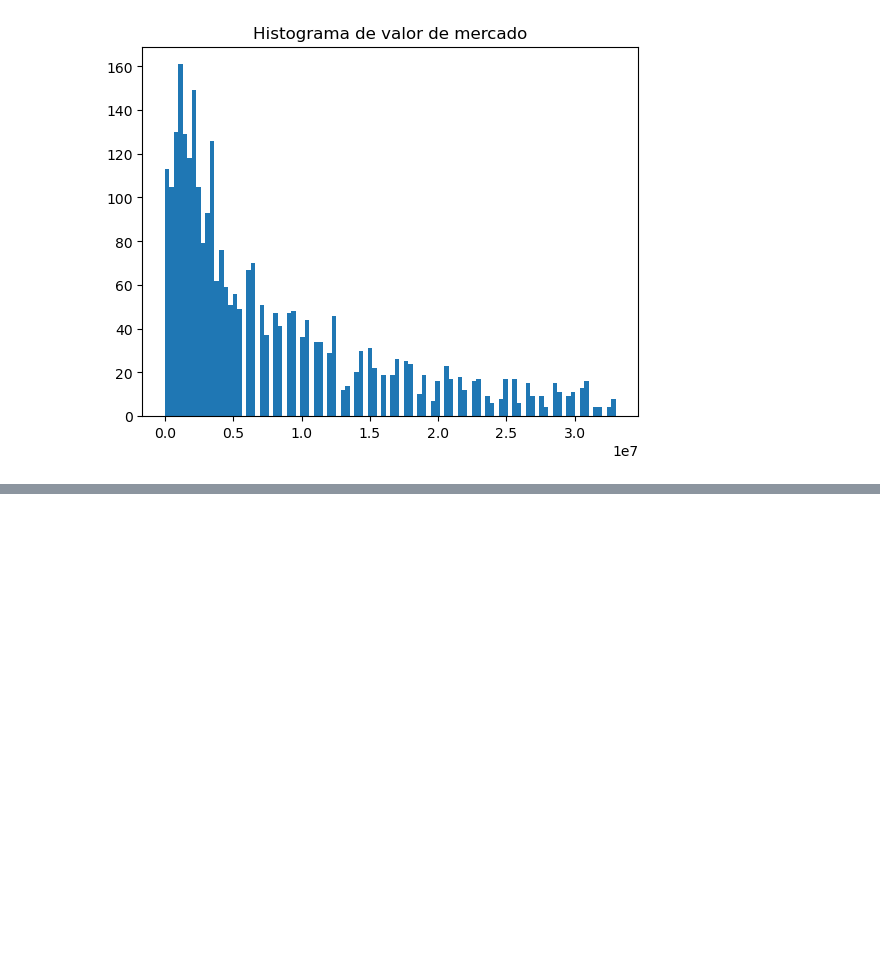
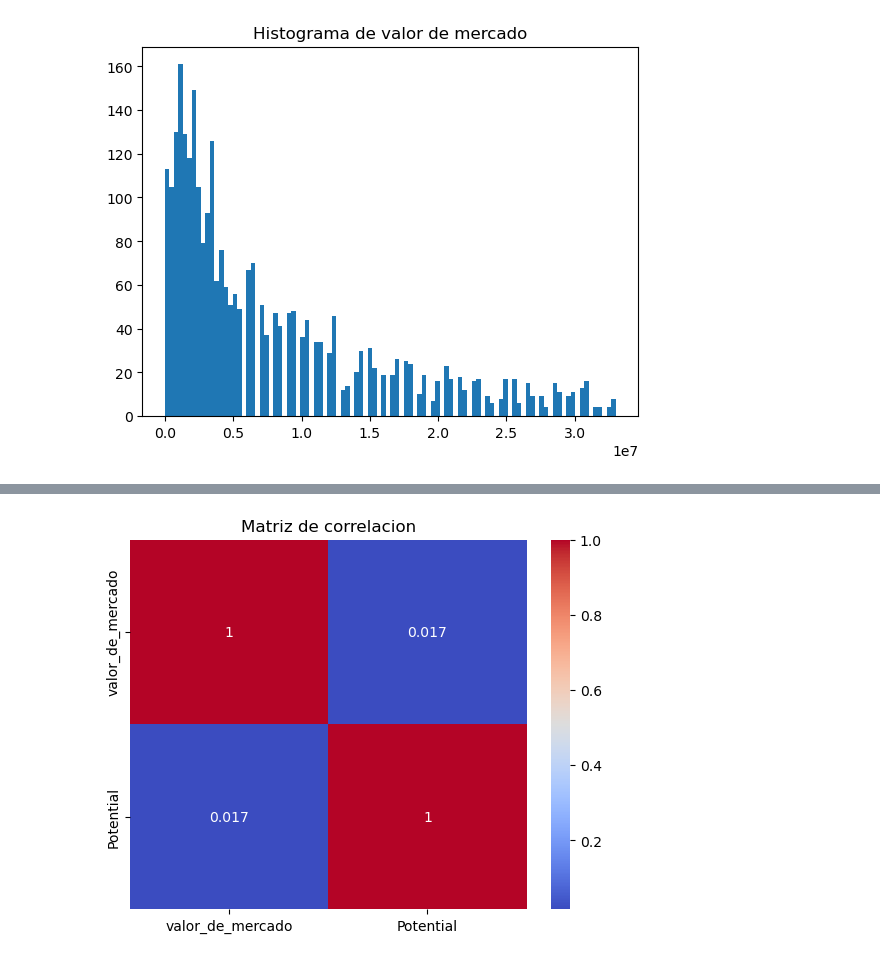
Before and after one commit to javierlara47/TFG, a Jupyter notebook: notebooks/archivo.ipynb, the cells around one changed output, grey strips where cells are left out. Drawn from its saved outputs; the diff is of its cells as text; code cells hidden in the pictures; blank space fills up the shorter version.

Commit message:
correlacion entre valor y potencial(sin terminar)

```diff
--- a/notebooks/archivo.ipynb
+++ b/notebooks/archivo.ipynb
@@ -344,0 +386,5 @@ plt.show()
+# %%
+#Limpiar la columna 'Potential' para asegurarse de que solo tiene valores enteros
+
+# Eliminar el símbolo '+' y convertir la columna a entero
+df_futbol['Potential'] = df_futbol['Potential'].astype(str).str.replace(r"[^\d]", "", regex=True).astype(int)
@@ -344,0 +407,4 @@ plt.show()
+# %%
+#Creamos un nuevo DataFrame solo con variables numericas para poder calcular la correlacion
+df_nuevo = df_futbol[['valor_de_mercado','Potential']].copy()
+df_nuevo
@@ -344,0 +425,12 @@ plt.show()
+# %%
+import seaborn as sns
+
+#Calculo de la matriz de correlacion
+matriz_correlacion = df_nuevo.corr()
+
+#Visualizacion del heatmap con Seaborn
+sns.heatmap(matriz_correlacion,annot=True,cmap='coolwarm')
+plt.title('Matriz de correlacion')
+plt.show()
+# %% [output]
+[figure, added]
```
Also changed, not shown: parts of 10 cells of this notebook.
